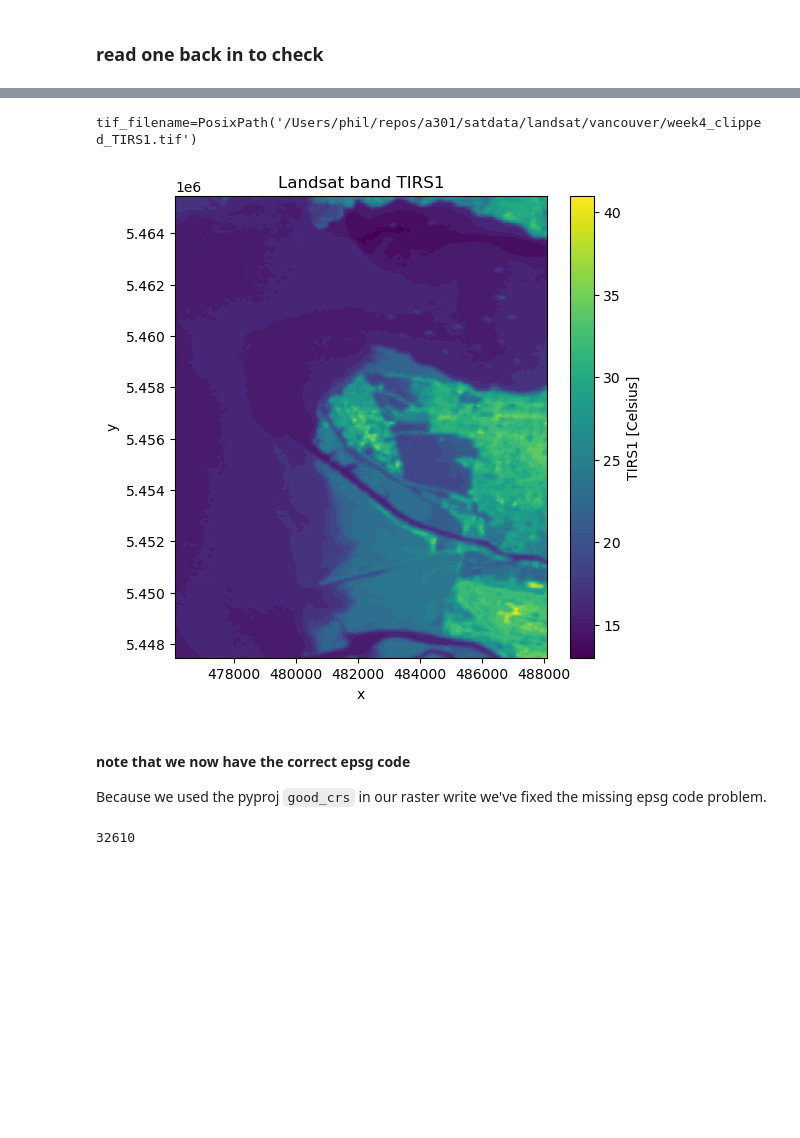
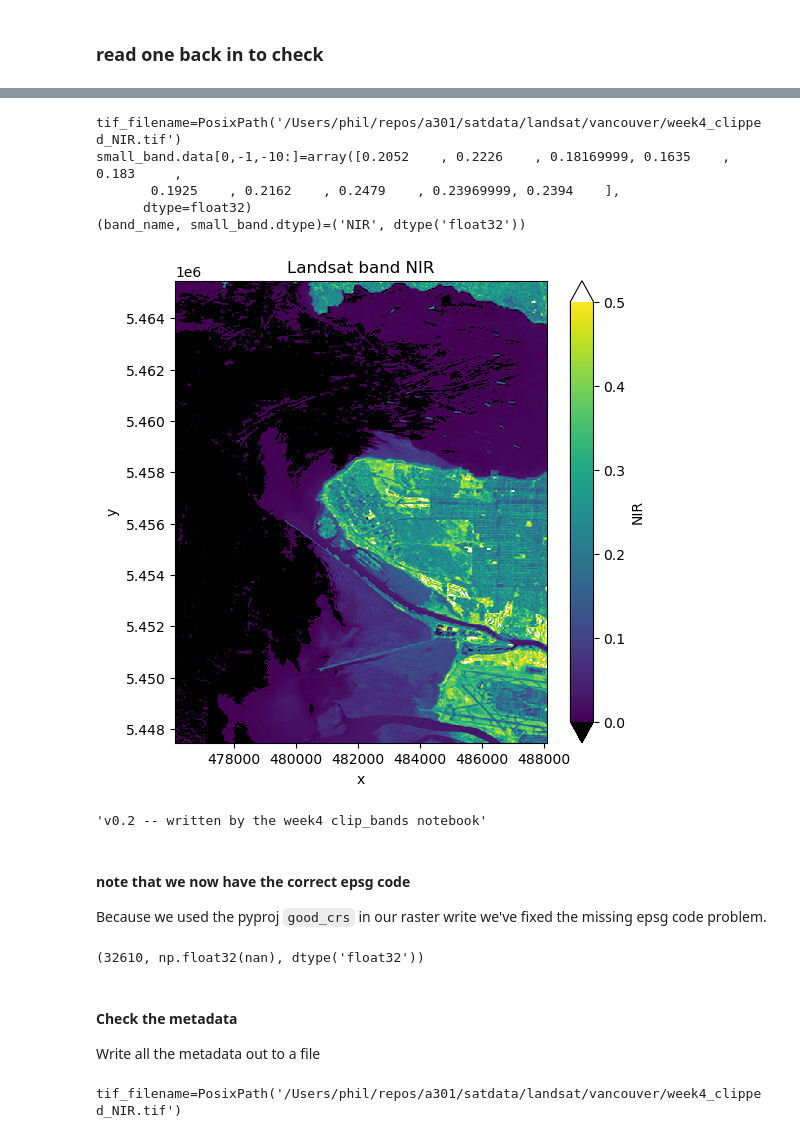
Before and after one commit to phaustin/a301_eoas, a Jupyter notebook: notebooks/week4/clip_bands.ipynb, the cells around one changed output, grey strips where cells are left out. Drawn from its saved outputs; the diff is of its cells as text; code cells hidden in the pictures; blank space fills up the shorter version.

```diff
--- a/notebooks/week4/clip_bands.ipynb
+++ b/notebooks/week4/clip_bands.ipynb
@@ -285,22 +337,49 @@ small_band.plot.hist()
 # %%
-tif_filename = list(data_dir.glob("**/*week4*TIRS1.tif"))[0]
+tif_filename = list(data_dir.glob("**/*week4*NIR.tif"))[0]
 print(f"{tif_filename=}")
 has_file = tif_filename.exists()
 if not has_file:
     raise IOError(f"can't find {filename}, something went wrong above")
-small_band = rioxarray.open_rasterio(tif_filename,masked=True)
+small_band = rioxarray.open_rasterio(tif_filename,mask_and_scale=True)
+print(f"{small_band.data[0,-1,-10:]=}")
+small_band = small_band.squeeze()
 band_name = small_band.long_name
+print(f"{(band_name, small_band.dtype)=}")
 fig, ax = plt.subplots(1,1, figsize=(6,6))
-small_band.plot(ax=ax)
+vmin, vmax = 0.,0.5
+pal_dict = make_pal(vmin=vmin,vmax=vmax)
+small_band.plot.imshow(ax=ax,
+                    norm = pal_dict['norm'],
+                    cmap = pal_dict['cmap'],
+                    extend = "both")
 ax.set_title(f"Landsat band {band_name}");
 # %% [output]
-tif_filename=PosixPath('/Users/phil/repos/a301/satdata/landsat/vancouver/week4_clipped_TIRS1.tif')
+tif_filename=PosixPath('/Users/phil/repos/a301/satdata/landsat/vancouver/week4_clipped_NIR.tif')
+small_band.data[0,-1,-10:]=array([0.2052    , 0.2226    , 0.18169999, 0.1635    , 0.183     ,
+       0.1925    , 0.2162    , 0.2479    , 0.23969999, 0.2394    ],
+      dtype=float32)
+(band_name, small_band.dtype)=('NIR', dtype('float32'))
-[figure, old version]
+[figure, new version]
+# %%
+small_band.attrs['history']
+# %% [output]
+'v0.2 -- written by the week4 clip_bands notebook'
 # %% [markdown]
 #### note that we now have the correct epsg code
 
 Because we used the pyproj `good_crs` in our raster write we've fixed the missing epsg code problem.
 # %%
-small_band.rio.crs.to_epsg()
+small_band.rio.crs.to_epsg(), small_band.rio.nodata,small_band.dtype
 # %% [output]
-32610
+(32610, np.float32(nan), dtype('float32'))
+# %% [markdown]
+#### Check the metadata
+
+Write all the metadata out to a file
+# %%
+info = gdal.Info(tif_filename, format='json')
+print(f"{tif_filename=}")
+with open('dump.json','w') as fp:
+    json.dump(info,fp,indent=4)
+# %% [output]
+tif_filename=PosixPath('/Users/phil/repos/a301/satdata/landsat/vancouver/week4_clipped_NIR.tif')
```
Also changed, not shown: parts of 25 cells of this notebook, 3 other files.
